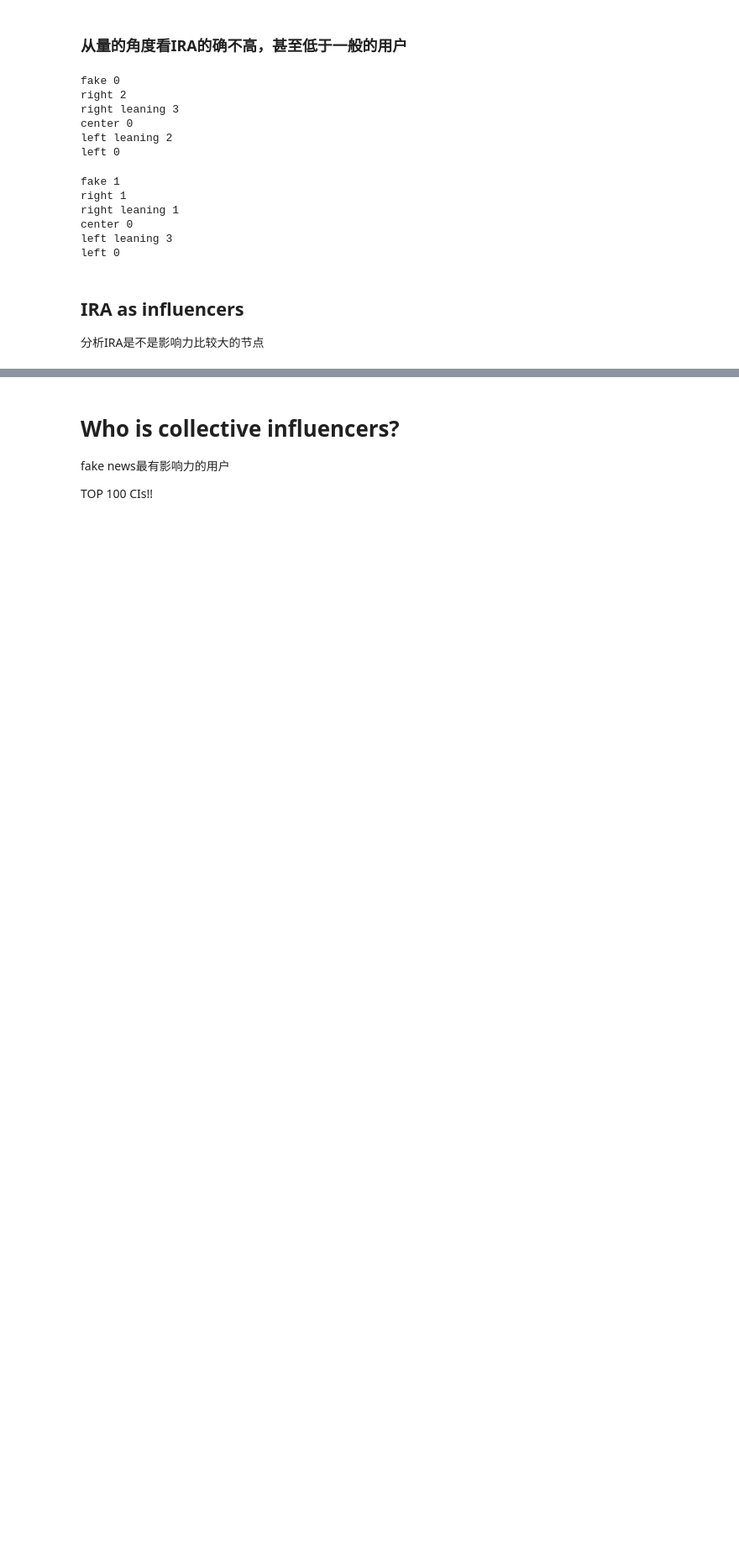
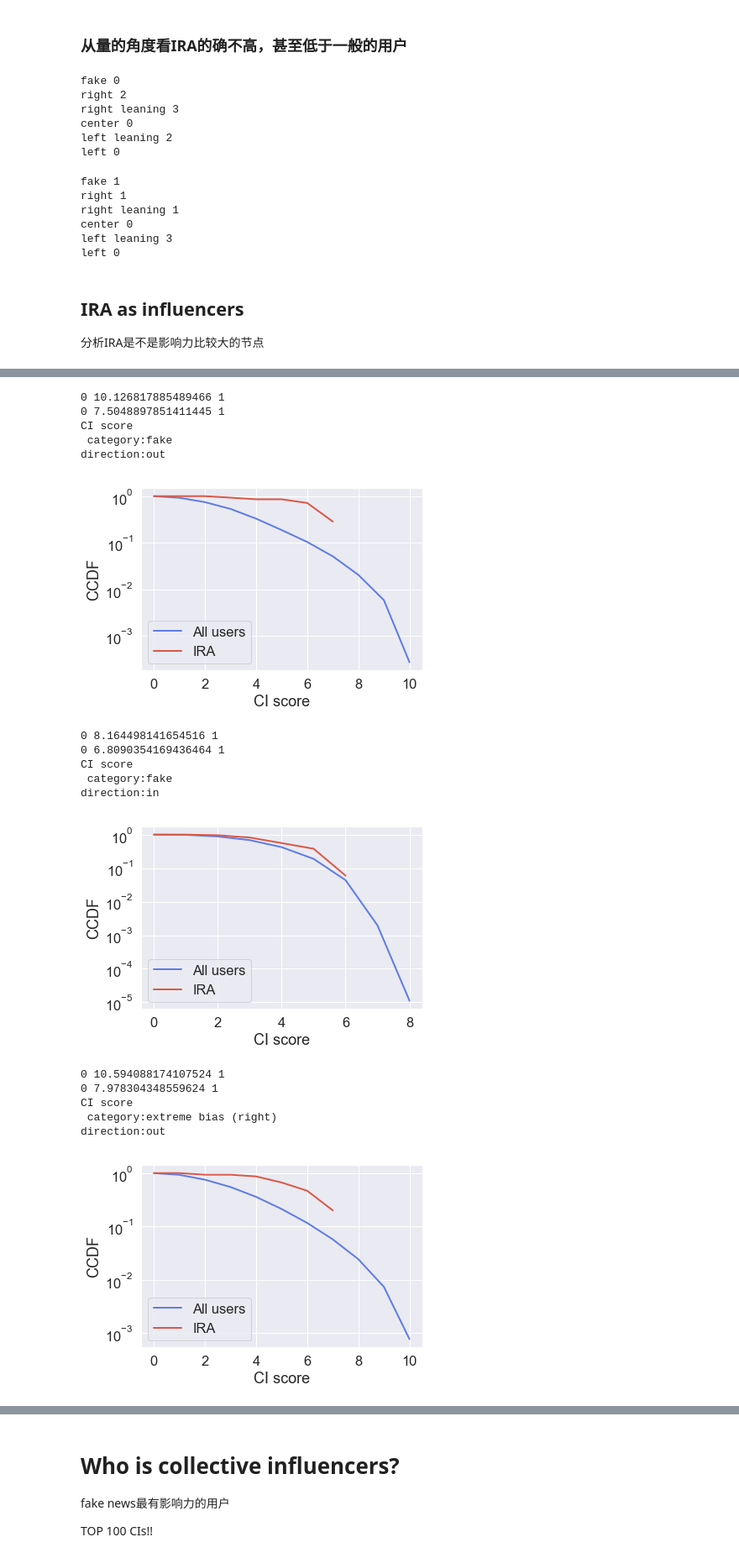
Before and after one commit to kayzhou/fake_news_during_election, a Jupyter notebook: all_tweets.ipynb, the cells around one changed output, grey strips where cells are left out. Shown: that part at 84% size. Drawn from its saved outputs; the diff is of its cells as text; code cells hidden in the pictures; blank space fills up the shorter version.

```diff
--- a/all_tweets.ipynb
+++ b/all_tweets.ipynb
@@ -328,8 +347,8 @@ labels = [
     "left",
 ]
 # %%
-all_users = pd.read_csv("data/all-users-mbfc.csv", index_col="user_id", dtype={"user_id": str})
-# all_users = pd.read_csv("data/all-users-nc.csv", index_col="user_id", dtype={"user_id": str})
+# all_users = pd.read_csv("data/all-users-mbfc.csv", index_col="user_id", dtype={"user_id": str})
+all_users = pd.read_csv("data/all-users-nc.csv", index_col="user_id", dtype={"user_id": str})
 
 # change the type
 # f_labels = [map_labels[k] for k in map_labels]
@@ -700,7 +712,9 @@ def build_CI_rank(graph_file):
     user_CI = {g.vp.id[v]: g.vp.CI_out[v] for v in g.vertices()}
     rst["out_CI"] = user_CI
     st_user_CI = sorted(user_CI.items(), key=lambda d: d[1], reverse=True)
+    rank = {d[0]: i for i, d in enumerate(st_user_CI)}
     rst["out_id"] = st_user_CI
+    rst["out_rank"] = rank
 
 #     user_CI = {g.vp.id[v]: g.vp.CI_undir[v] for v in g.vertices()}
 #     rst["undir_CI"] = user_CI
@@ -715,6 +729,8 @@ def build_CI_rank(graph_file):
     user_CI = {g.vp.id[v]: g.vp.CI_in[v] for v in g.vertices()}
     rst["in_CI"] = user_CI
     st_user_CI = sorted(user_CI.items(), key=lambda d: d[1], reverse=True)
+    rank = {d[0]: i for i, d in enumerate(st_user_CI)}
     rst["in_id"] = st_user_CI
+    rst["in_rank"] = rank
 
     return rst
@@ -720,0 +919,31 @@ def build_CI_rank(graph_file):
+# %%
+for label in labels:
+    for dire in ["out", "in"]:
+        x, cdf, pdf = get_cdf_pdf(dict_CI[label][dire + "_All dist"], scale=True)
+        plt.plot(x, cdf, color=all_c, label="All users", lw=2)
+        x, cdf, pdf = get_cdf_pdf(dict_CI[label][dire + "_IRA dist"], scale=True)
+        plt.plot(x, cdf, color=ira_c, label="IRA", lw=2)
+        print("CI score\n category:{}\ndirection:{}".format(label, dire))
+        plt.yscale("log")
+        plt.ylabel("CCDF"); plt.xlabel("CI score")
+        plt.legend()
+        plt.show(); plt.close()
+# %% [output]
+0 10.126817885489466 1
+0 7.5048897851411445 1
+CI score
+ category:fake
+direction:out
+[figure, added]
+0 8.164498141654516 1
+0 6.8090354169436464 1
+CI score
+ category:fake
+direction:in
+[figure, added]
+0 10.594088174107524 1
+0 7.978304348559624 1
+CI score
+ category:extreme bias (right)
+direction:out
+[figure, added]
```
Also changed, not shown: parts of 8 cells of this notebook, 2 other files.
